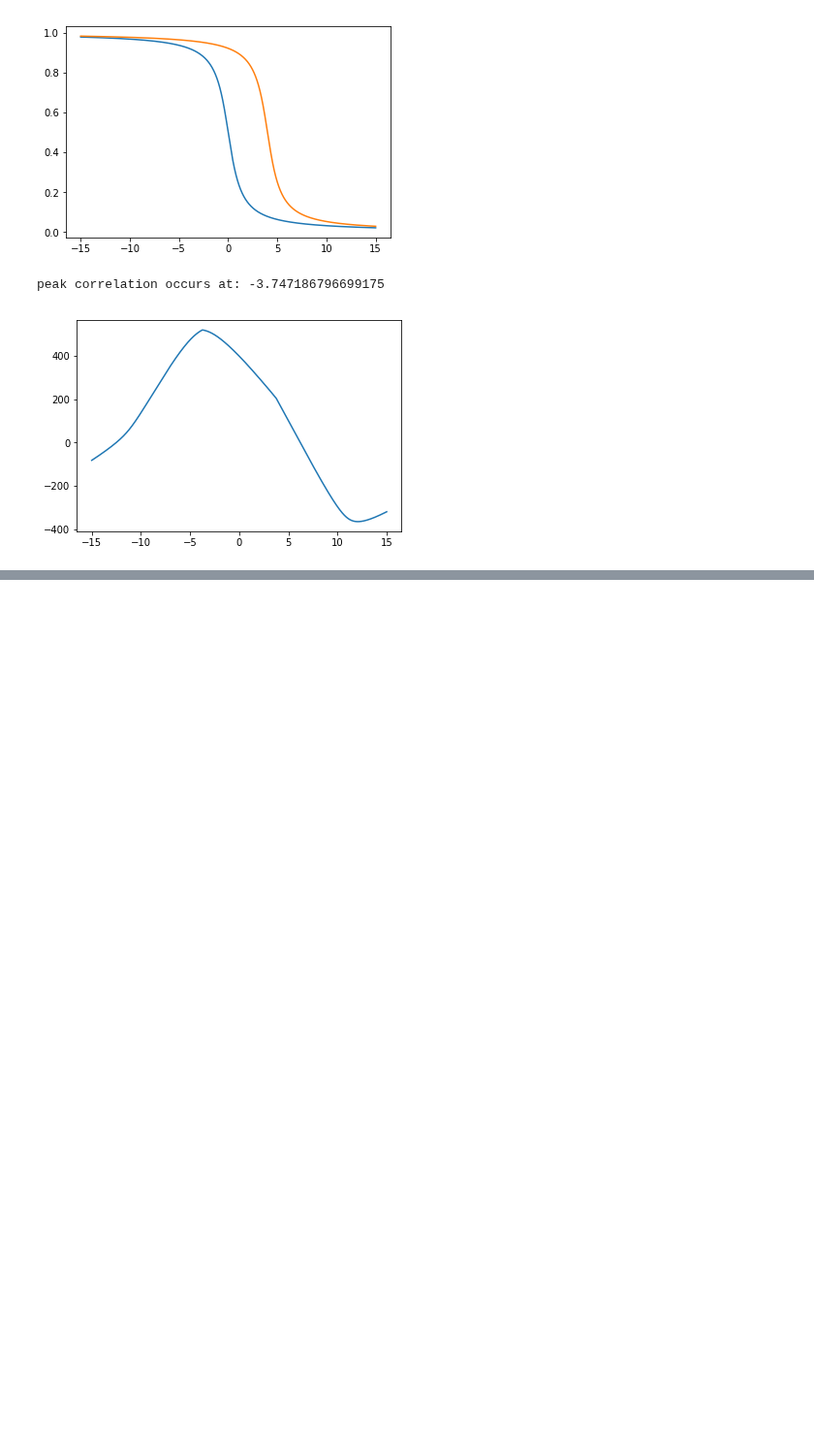
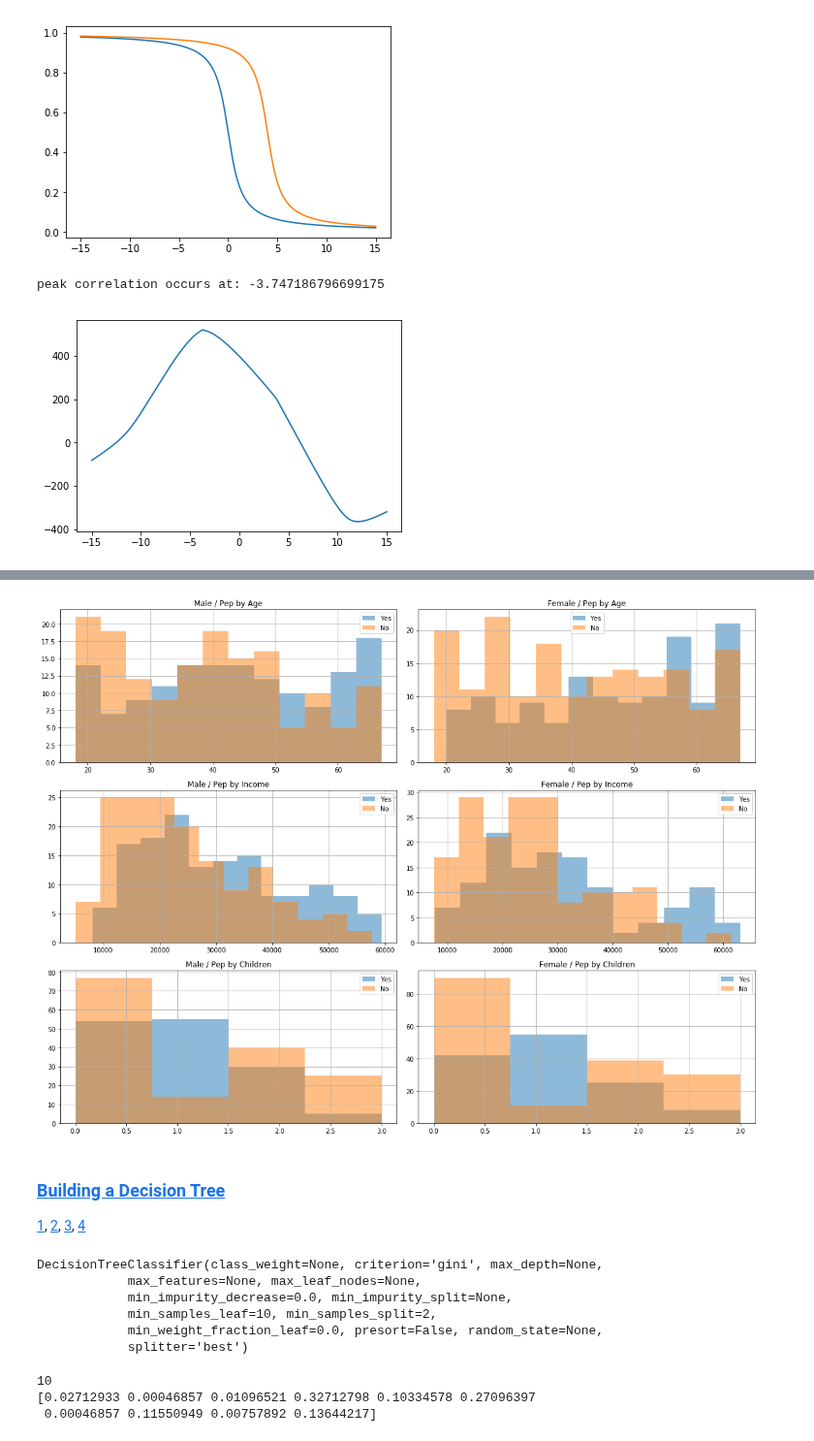
Before and after one commit to rsouza/FGV_Intro_DS, a Jupyter notebook: notebooks/6-Exploring_Data_Statistic_Analysis.ipynb, the cells around one changed output, grey strips where cells are left out. Shown at 97% size. Drawn from its saved outputs; the diff is of its cells as text; code cells hidden in the pictures; blank space fills up the shorter version.

```diff
--- a/notebooks/6-Exploring_Data_Statistic_Analysis.ipynb
+++ b/notebooks/6-Exploring_Data_Statistic_Analysis.ipynb
@@ -1133,0 +1030,40 @@ TypeError: Object of type 'ndarray' is not JSON serializable
+# %%
+fig, axes = plt.subplots(nrows=3, ncols=2, figsize=(16,12))
+
+df_bank2[(df_bank2.sex == 0) & (df_bank2.pep == 1)]['age'].hist(ax=axes[0,0], bins=12, alpha=0.5, label='Yes')
+df_bank2[(df_bank2.sex == 0) & (df_bank2.pep == 0)]['age'].hist(ax=axes[0,0], bins=12, alpha=0.5, label='No')
+axes[0,0].set_title('Male / Pep by Age')
+axes[0,0].legend()
+
+df_bank2[(df_bank2.sex == 1) & (df_bank2.pep == 1)]['age'].hist(ax=axes[0,1], bins=12, alpha=0.5, label='Yes')
+df_bank2[(df_bank2.sex == 1) & (df_bank2.pep == 0)]['age'].hist(ax=axes[0,1], bins=12, alpha=0.5, label='No')
+axes[0,1].set_title('Female / Pep by Age')
+axes[0,1].legend()
+
+df_bank2[(df_bank2.sex == 0) & (df_bank2.pep == 1)]['income'].hist(ax=axes[1,0], bins=12, alpha=0.5, label='Yes')
+df_bank2[(df_bank2.sex == 0) & (df_bank2.pep == 0)]['income'].hist(ax=axes[1,0], bins=12, alpha=0.5, label='No')
+axes[1,0].set_title('Male / Pep by Income')
+axes[1,0].legend()
+
+df_bank2[(df_bank2.sex == 1) & (df_bank2.pep == 1)]['income'].hist(ax=axes[1,1], bins=12, alpha=0.5, label='Yes')
+df_bank2[(df_bank2.sex == 1) & (df_bank2.pep == 0)]['income'].hist(ax=axes[1,1], bins=12, alpha=0.5, label='No')
+axes[1,1].set_title('Female / Pep by Income')
+axes[1,1].legend()
+
+df_bank2[(df_bank2.sex == 0) & (df_bank2.pep == 1)]['children'].hist(ax=axes[2,0], bins=4, alpha=0.5, label='Yes')
+df_bank2[(df_bank2.sex == 0) & (df_bank2.pep == 0)]['children'].hist(ax=axes[2,0], bins=4, alpha=0.5, label='No')
+axes[2,0].set_title('Male / Pep by Children')
+axes[2,0].legend()
+
+df_bank2[(df_bank2.sex == 1) & (df_bank2.pep == 1)]['children'].hist(ax=axes[2,1], bins=4, alpha=0.5, label='Yes')
+df_bank2[(df_bank2.sex == 1) & (df_bank2.pep == 0)]['children'].hist(ax=axes[2,1], bins=4, alpha=0.5, label='No')
+axes[2,1].set_title('Female / Pep by Children')
+axes[2,1].legend()
+
+fig.tight_layout()
+# %% [output]
+[figure, added]
+# %% [markdown]
+### [Building a Decision Tree](http://scikit-learn.org/stable/modules/tree.html)
+
+[1](http://scikit-learn.org/stable/modules/generated/sklearn.tree.DecisionTreeClassifier.html#sklearn.tree.DecisionTreeClassifier), [2](http://stackoverflow.com/questions/18753709/how-to-make-sense-the-output-of-decisiontreeclassifier-in-scikit-learn), [3](http://stackoverflow.com/questions/23557545/how-to-explain-the-decision-tree-from-scikit-learn), [4](https://github.com/paulgb/sklearn-pandas)
@@ -1133,0 +1079,19 @@ TypeError: Object of type 'ndarray' is not JSON serializable
+# %%
+#clf = tree.DecisionTreeClassifier(criterion='entropy', max_features="auto", min_samples_leaf=10)
+clf = tree.DecisionTreeClassifier(criterion='gini', max_features=None, min_samples_leaf=10)
+features_list=['age', 'sex', 'region', 'income', 'married', 'children', 'car', 'save_act', 'current_act', 'mortgage']
+clf.fit(df_bank2[features_list], df_bank2.pep)
+# %% [output]
+DecisionTreeClassifier(class_weight=None, criterion='gini', max_depth=None,
+            max_features=None, max_leaf_nodes=None,
+            min_impurity_decrease=0.0, min_impurity_split=None,
+            min_samples_leaf=10, min_samples_split=2,
+            min_weight_fraction_leaf=0.0, presort=False, random_state=None,
+            splitter='best')
+# %%
+print(clf.n_features_)
+print(clf.feature_importances_)
+# %% [output]
+10
+[0.02712933 0.00046857 0.01096521 0.32712798 0.10334578 0.27096397
+ 0.00046857 0.11550949 0.00757892 0.13644217]
```
Also changed, not shown: parts of 65 cells of this notebook.
